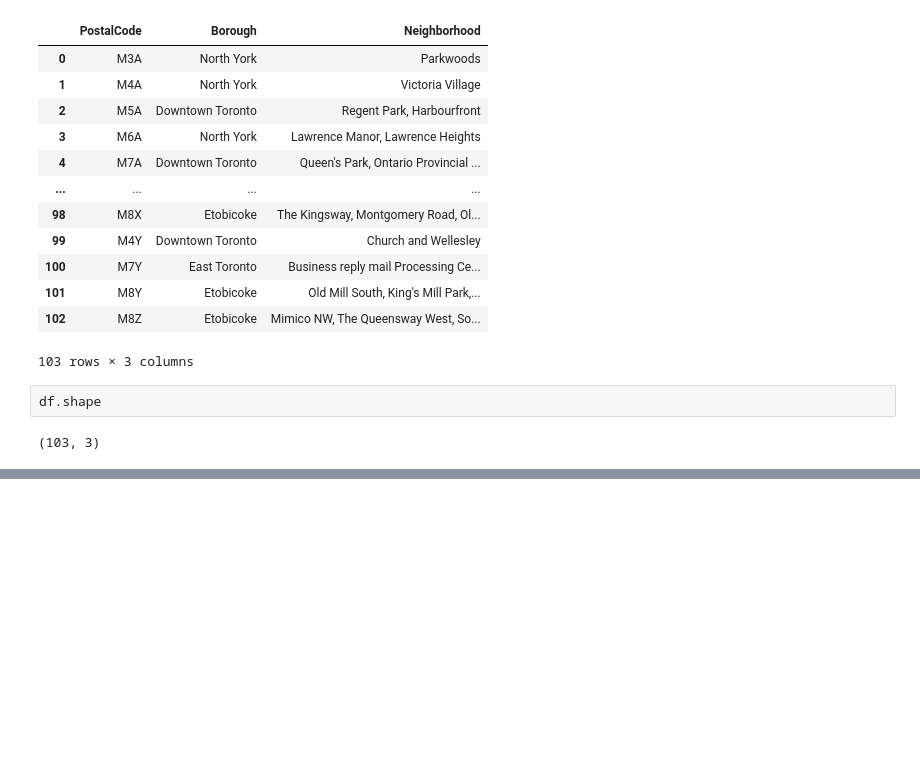
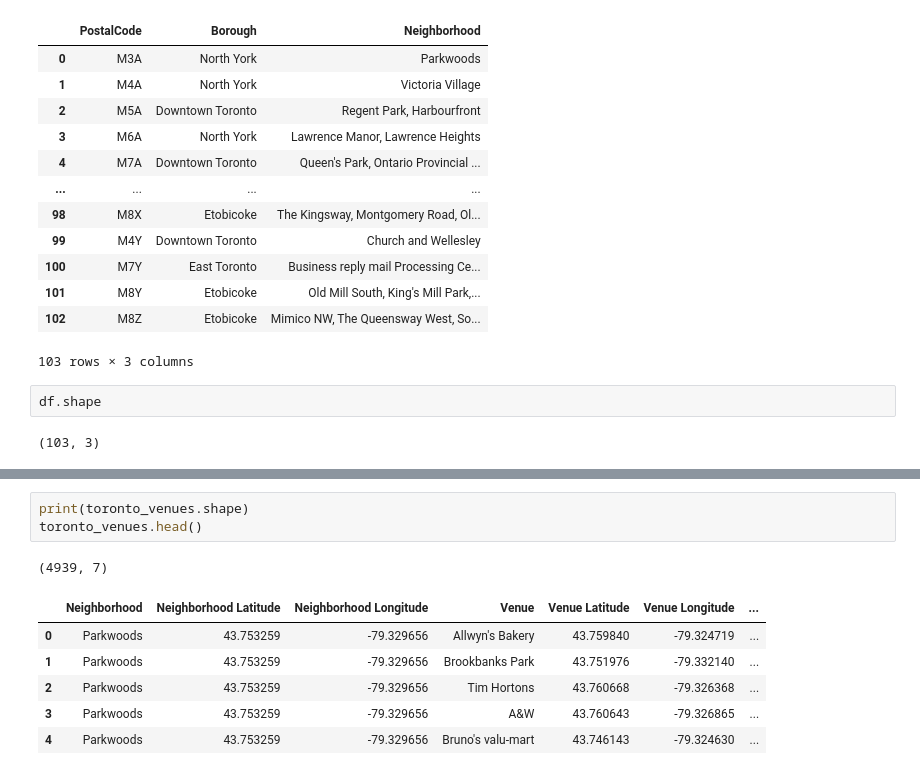
Before and after one commit to stuizen/data-science-final, a Jupyter notebook: A Very Quick Data Scrape.ipynb, the cells around one changed output, grey strips where cells are left out. Drawn from its saved outputs; the diff is of its cells as text; blank space fills up the shorter version.

```diff
--- a/A Very Quick Data Scrape.ipynb
+++ b/A Very Quick Data Scrape.ipynb
@@ -71,0 +226,11 @@ And there you have it. All completed. Nothing too special about this one.
+# %%
+print(toronto_venues.shape)
+toronto_venues.head()
+# %% [output]
+(4939, 7)
+|  | Neighborhood | Neighborhood Latitude | Neighborhood Longitude | Venue | Venue Latitude | Venue Longitude | ... |
+| 0 | Parkwoods | 43.753259 | -79.329656 | Allwyn's Bakery | 43.759840 | -79.324719 | ... |
+| 1 | Parkwoods | 43.753259 | -79.329656 | Brookbanks Park | 43.751976 | -79.332140 | ... |
+| 2 | Parkwoods | 43.753259 | -79.329656 | Tim Hortons | 43.760668 | -79.326368 | ... |
+| 3 | Parkwoods | 43.753259 | -79.329656 | A&W | 43.760643 | -79.326865 | ... |
+| 4 | Parkwoods | 43.753259 | -79.329656 | Bruno's valu-mart | 43.746143 | -79.324630 | ... |
```
Also changed, not shown: parts of 38 cells of this notebook, 1 other file.
